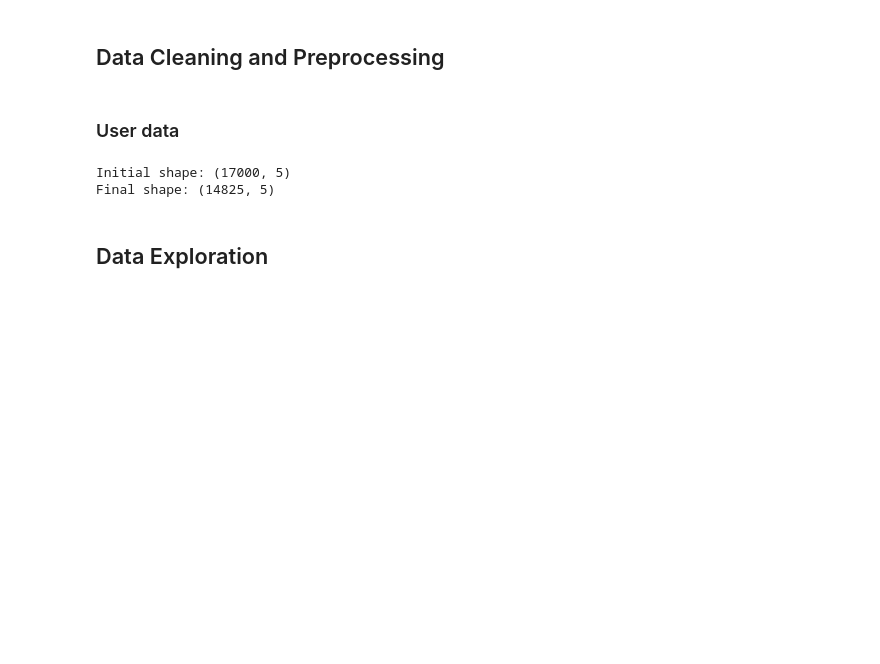
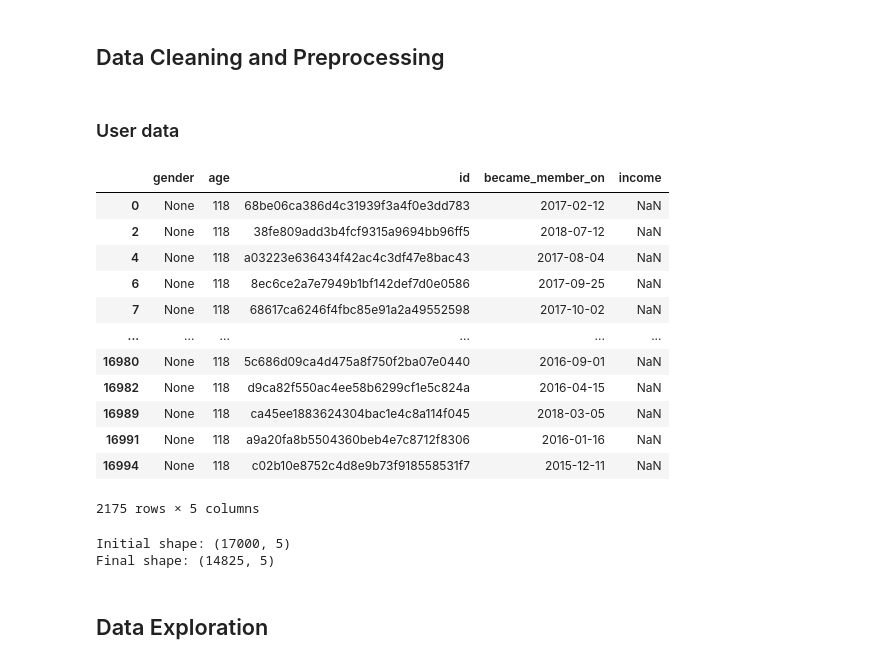
Before and after one commit to avikejriwal/udacity_mle, a Jupyter notebook: base_analysis.ipynb, the cells around one changed output. Saved outputs shown, nothing was run; the diff lists cells and outputs as text; code cells hidden in the pictures; blank space fills up the shorter version.

```diff
--- a/base_analysis.ipynb
+++ b/base_analysis.ipynb
@@ -97,6 +97,22 @@ df_transcript.head()
 ## Data Cleaning and Preprocessing
 # %% [markdown]
 ### User data
+# %%
+df_users[df_users.isnull().any(axis=1)]
+# %% [output]
+|  | gender | age | id | became_member_on | income |
+| 0 | None | 118 | 68be06ca386d4c31939f3a4f0e3dd783 | 2017-02-12 | NaN |
+| 2 | None | 118 | 38fe809add3b4fcf9315a9694bb96ff5 | 2018-07-12 | NaN |
+| 4 | None | 118 | a03223e636434f42ac4c3df47e8bac43 | 2017-08-04 | NaN |
+| 6 | None | 118 | 8ec6ce2a7e7949b1bf142def7d0e0586 | 2017-09-25 | NaN |
+| 7 | None | 118 | 68617ca6246f4fbc85e91a2a49552598 | 2017-10-02 | NaN |
+| ... | ... | ... | ... | ... | ... |
+| 16980 | None | 118 | 5c686d09ca4d475a8f750f2ba07e0440 | 2016-09-01 | NaN |
+| 16982 | None | 118 | d9ca82f550ac4ee58b6299cf1e5c824a | 2016-04-15 | NaN |
+| 16989 | None | 118 | ca45ee1883624304bac1e4c8a114f045 | 2018-03-05 | NaN |
+| 16991 | None | 118 | a9a20fa8b5504360beb4e7c8712f8306 | 2016-01-16 | NaN |
+| 16994 | None | 118 | c02b10e8752c4d8e9b73f918558531f7 | 2015-12-11 | NaN |
+2175 rows × 5 columns
 # %%
 ### Remove null values from dataset
 print('Initial shape:', df_users.shape)
```
Also changed, not shown: parts of 18 cells of this notebook, 5 other files.
